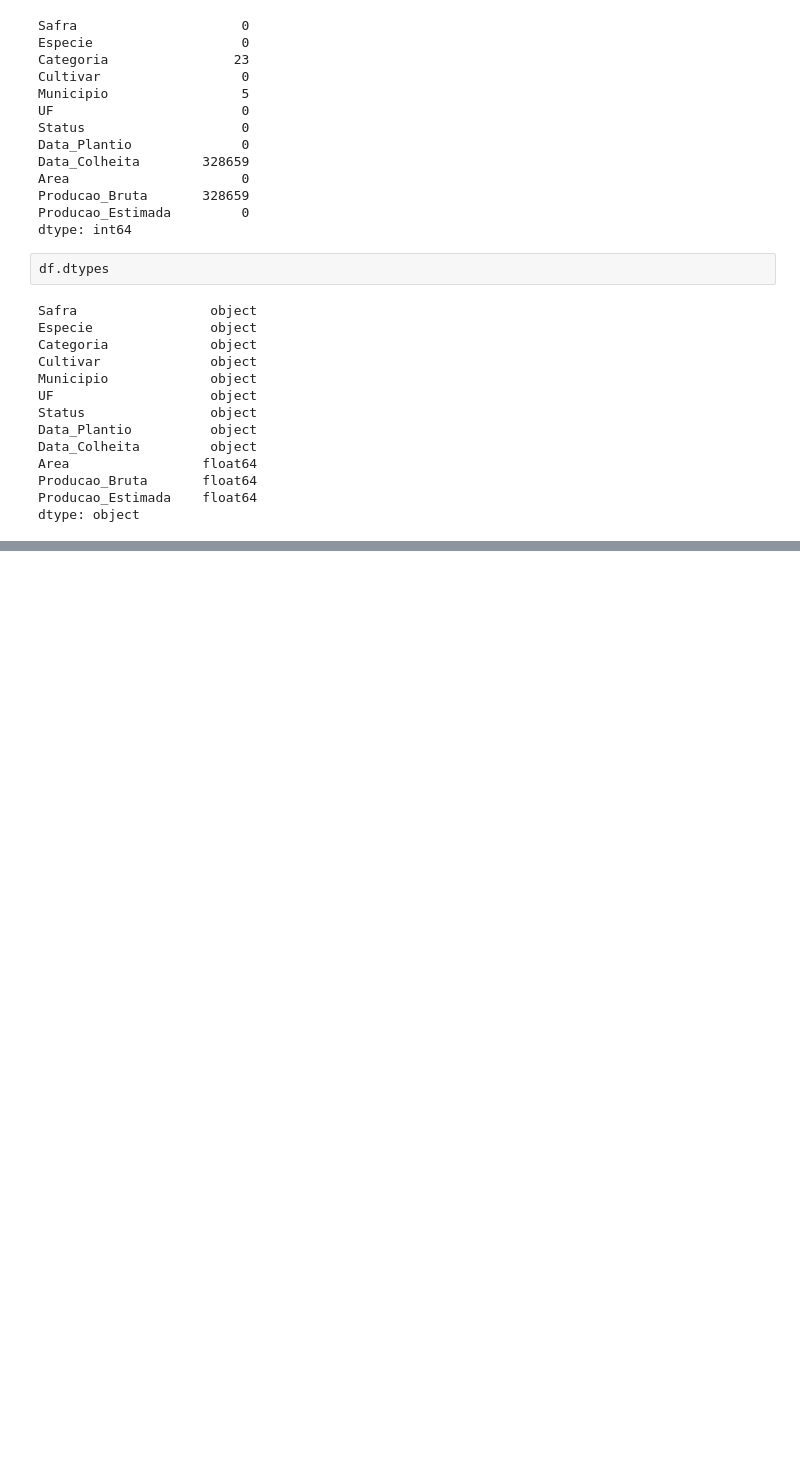
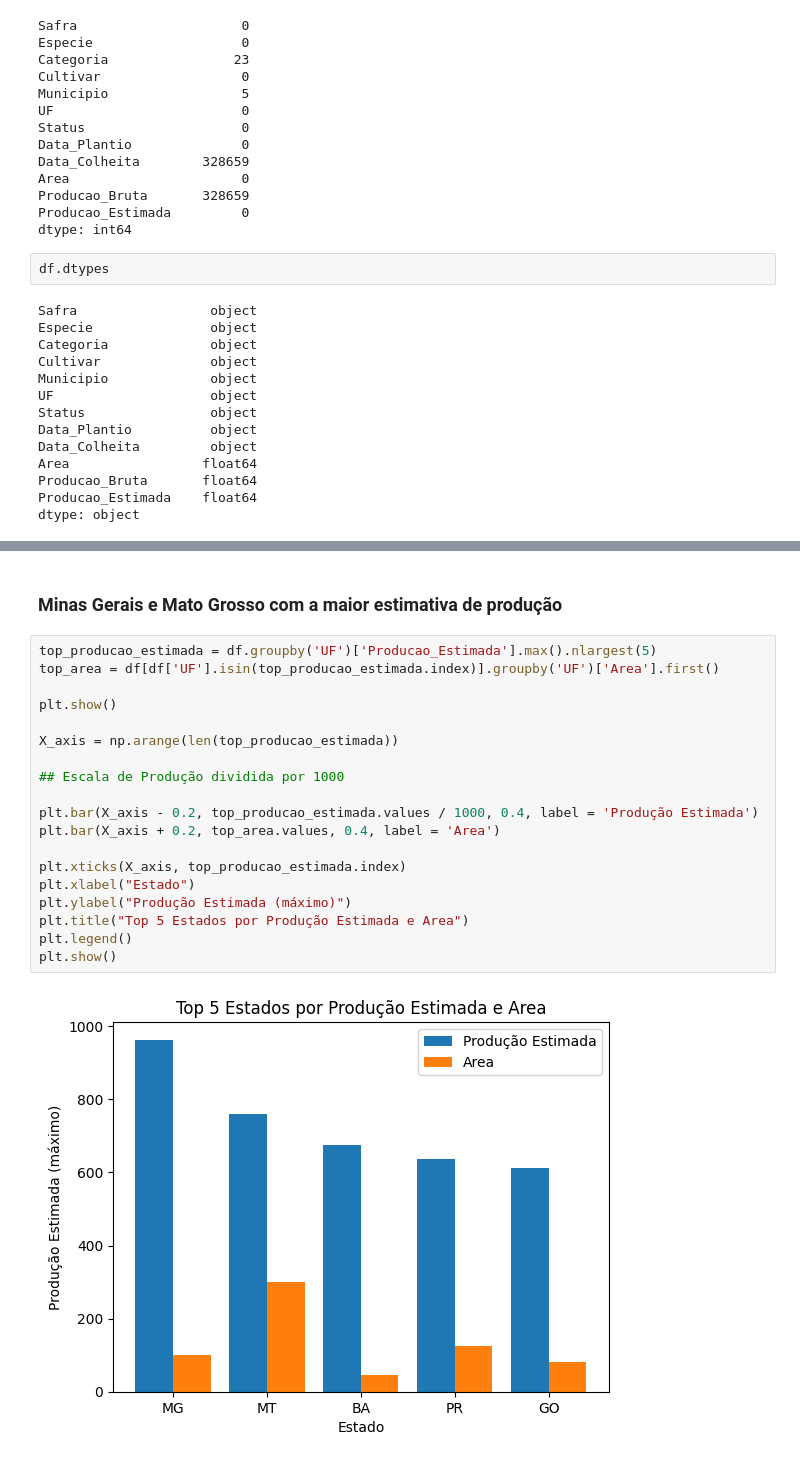
Before and after one commit to eduardomatoss/gs-auto-ml, a Jupyter notebook: model/gs_data_model.ipynb, the cells around one changed output, grey strips where cells are left out. Drawn from its saved outputs; the diff is of its cells as text; blank space fills up the shorter version.

```diff
--- a/model/gs_data_model.ipynb
+++ b/model/gs_data_model.ipynb
@@ -132,0 +267,23 @@ dtype: object
+# %% [markdown]
+### Minas Gerais e Mato Grosso com a maior estimativa de produção
+# %%
+top_producao_estimada = df.groupby('UF')['Producao_Estimada'].max().nlargest(5)
+top_area = df[df['UF'].isin(top_producao_estimada.index)].groupby('UF')['Area'].first()
+
+plt.show()
+
+X_axis = np.arange(len(top_producao_estimada))
+
+## Escala de Produção dividida por 1000
+
+plt.bar(X_axis - 0.2, top_producao_estimada.values / 1000, 0.4, label = 'Produção Estimada')
+plt.bar(X_axis + 0.2, top_area.values, 0.4, label = 'Area')
+
+plt.xticks(X_axis, top_producao_estimada.index)
+plt.xlabel("Estado")
+plt.ylabel("Produção Estimada (máximo)")
+plt.title("Top 5 Estados por Produção Estimada e Area")
+plt.legend()
+plt.show()
+# %% [output]
+[figure, added]
```
Also changed, not shown: parts of 32 cells of this notebook, 1 other file.
